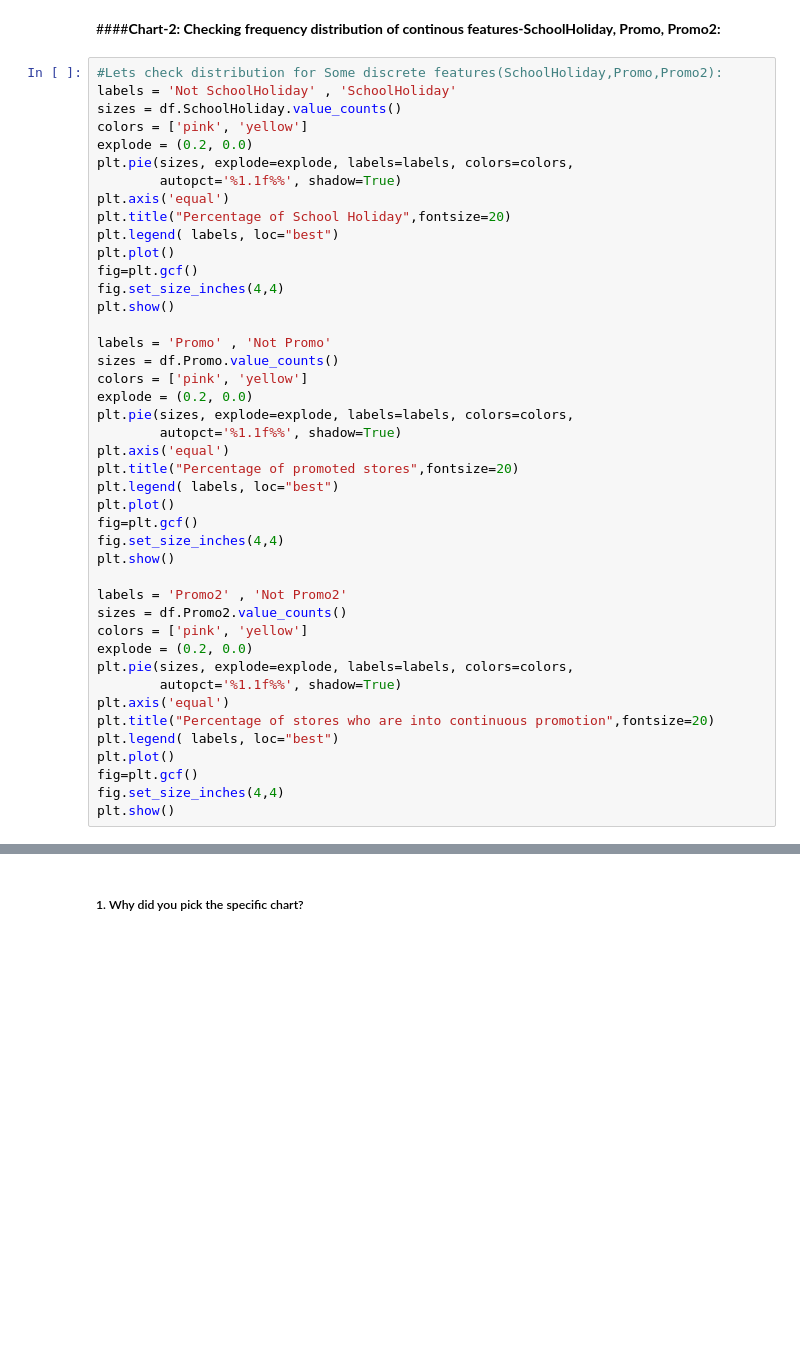
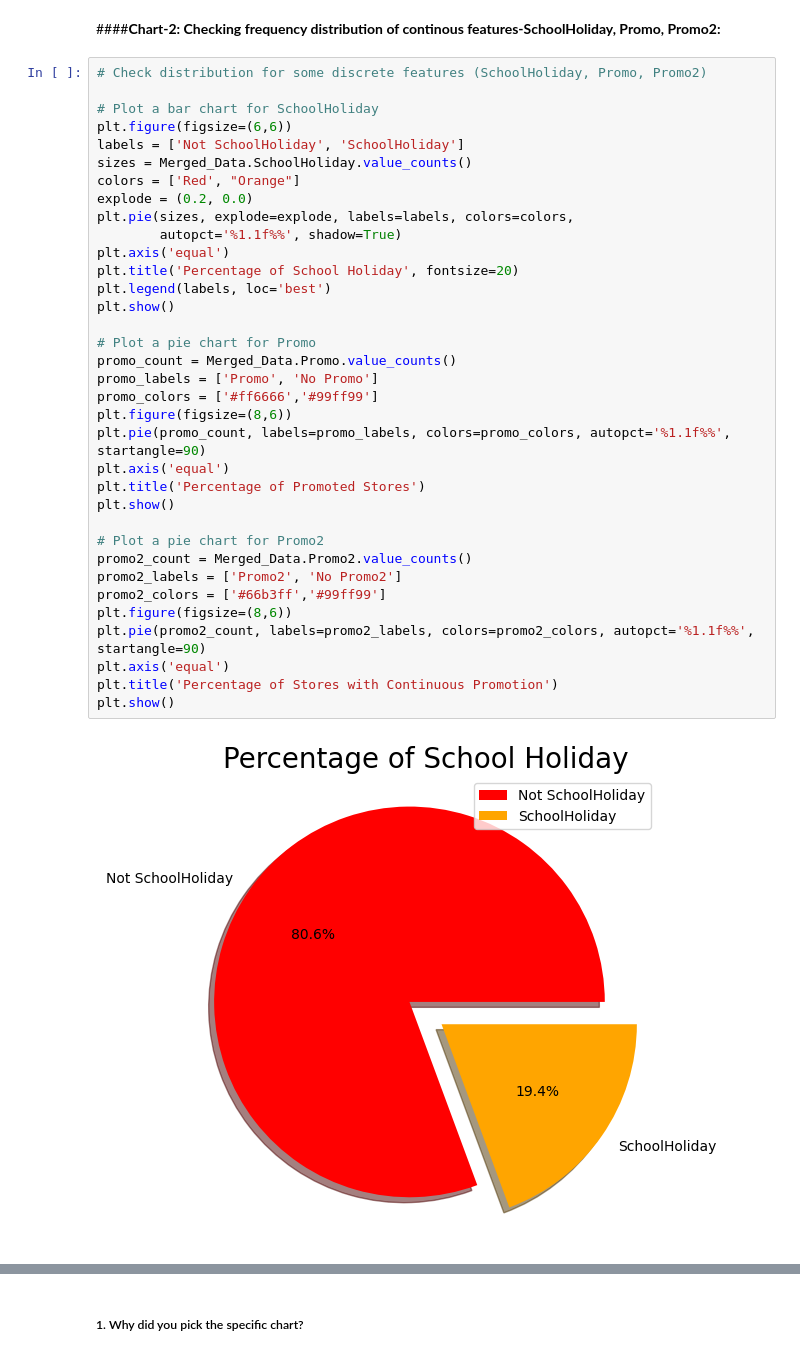
Before and after one commit to ArushiSaxena11/Capstone-Project-Retail-Sales-Prediction, a Jupyter notebook: Capstone_Project_Retail_Sales_Prediction.ipynb, the cells around one changed output, grey strips where cells are left out. Drawn from its saved outputs; the diff is of its cells as text; blank space fills up the shorter version.

```diff
--- a/Capstone_Project_Retail_Sales_Prediction.ipynb
+++ b/Capstone_Project_Retail_Sales_Prediction.ipynb
@@ -821,45 +837,39 @@ Are there any insights that lead to negative growth? Justify with specific reaso
 # %% [markdown]
 ####**Chart-2: Checking frequency distribution of continous features-SchoolHoliday, Promo, Promo2:**
 # %%
-#Lets check distribution for Some discrete features(SchoolHoliday,Promo,Promo2):
-labels = 'Not SchoolHoliday' , 'SchoolHoliday'
-sizes = df.SchoolHoliday.value_counts()
-colors = ['pink', 'yellow']
+# Check distribution for some discrete features (SchoolHoliday, Promo, Promo2)
+
+# Plot a bar chart for SchoolHoliday
+plt.figure(figsize=(6,6))
+labels = ['Not SchoolHoliday', 'SchoolHoliday']
+sizes = Merged_Data.SchoolHoliday.value_counts()
+colors = ['Red', "Orange"]
 explode = (0.2, 0.0)
 plt.pie(sizes, explode=explode, labels=labels, colors=colors,
         autopct='%1.1f%%', shadow=True)
 plt.axis('equal')
-plt.title("Percentage of School Holiday",fontsize=20)
-plt.legend( labels, loc="best")
-plt.plot()
-fig=plt.gcf()
-fig.set_size_inches(4,4)
+plt.title('Percentage of School Holiday', fontsize=20)
+plt.legend(labels, loc='best')
 plt.show()
 
-labels = 'Promo' , 'Not Promo'
-sizes = df.Promo.value_counts()
-colors = ['pink', 'yellow']
-explode = (0.2, 0.0)
-plt.pie(sizes, explode=explode, labels=labels, colors=colors,
-        autopct='%1.1f%%', shadow=True)
+# Plot a pie chart for Promo
+promo_count = Merged_Data.Promo.value_counts()
+promo_labels = ['Promo', 'No Promo']
+promo_colors = ['#ff6666','#99ff99']
+plt.figure(figsize=(8,6))
+plt.pie(promo_count, labels=promo_labels, colors=promo_colors, autopct='%1.1f%%', startangle=90)
 plt.axis('equal')
-plt.title("Percentage of promoted stores",fontsize=20)
-plt.legend( labels, loc="best")
-plt.plot()
-fig=plt.gcf()
-fig.set_size_inches(4,4)
+plt.title('Percentage of Promoted Stores')
 plt.show()
 
-labels = 'Promo2' , 'Not Promo2'
-sizes = df.Promo2.value_counts()
-colors = ['pink', 'yellow']
-explode = (0.2, 0.0)
-plt.pie(sizes, explode=explode, labels=labels, colors=colors,
-        autopct='%1.1f%%', shadow=True)
+# Plot a pie chart for Promo2
+promo2_count = Merged_Data.Promo2.value_counts()
+promo2_labels = ['Promo2', 'No Promo2']
+promo2_colors = ['#66b3ff','#99ff99']
+plt.figure(figsize=(8,6))
+plt.pie(promo2_count, labels=promo2_labels, colors=promo2_colors, autopct='%1.1f%%', startangle=90)
 plt.axis('equal')
-plt.title("Percentage of stores who are into continuous promotion",fontsize=20)
-plt.legend( labels, loc="best")
-plt.plot()
-fig=plt.gcf()
-fig.set_size_inches(4,4)
+plt.title('Percentage of Stores with Continuous Promotion')
 plt.show()
+# %% [output]
+[figure, added]
```
Also changed, not shown: parts of 10 cells of this notebook.
